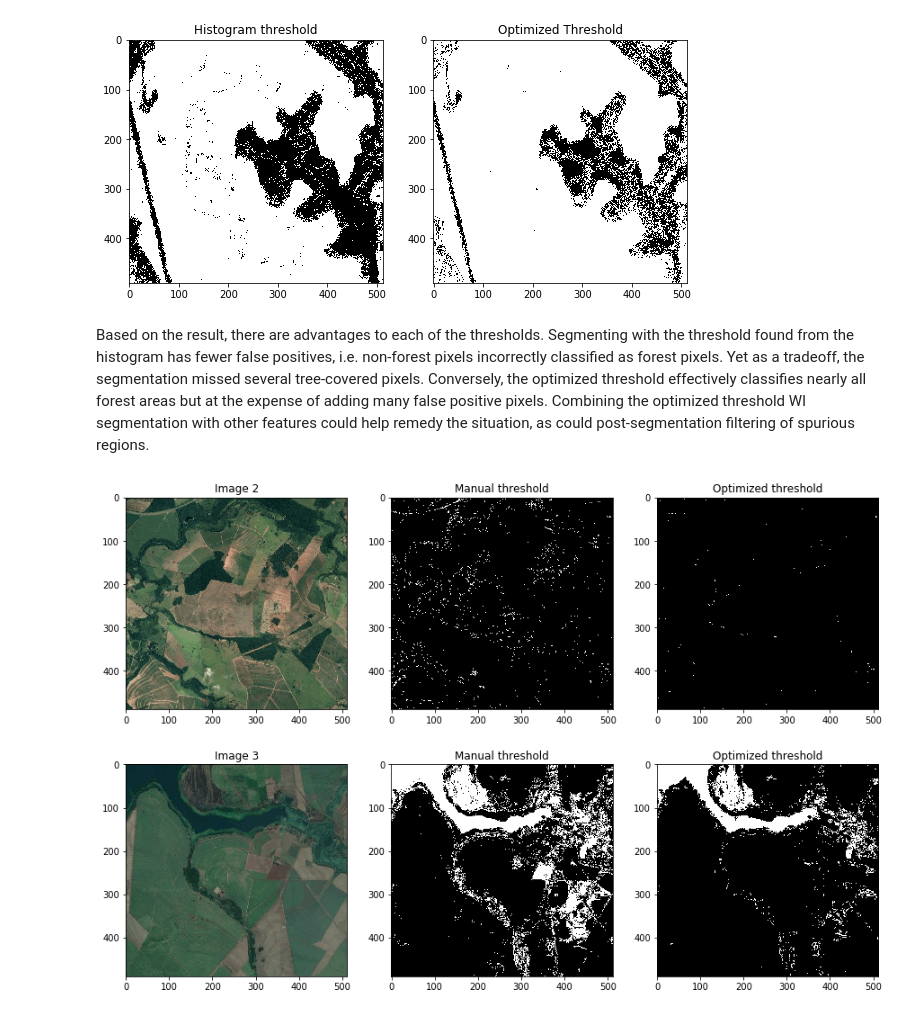
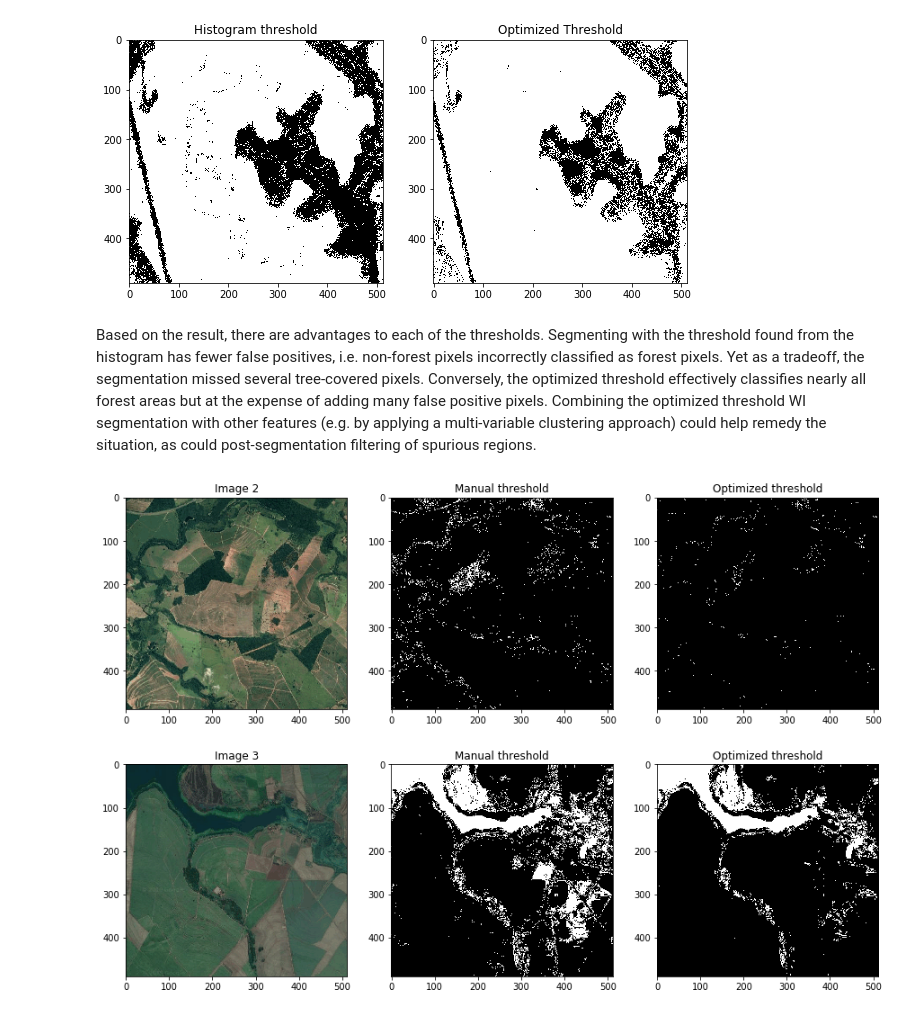
Before and after one commit to KRoster/ImageProcessingProject, a Jupyter notebook: Partial Report.ipynb, the cells around one changed output. Drawn from its saved outputs; the diff is of its cells as text; code cells hidden in the pictures.

```diff
--- a/Partial Report.ipynb
+++ b/Partial Report.ipynb
@@ -321,13 +321,14 @@ plt.subplot(122); plt.imshow(img_wi_trees2, cmap = 'gray'); plt.title("Optimized
 # %% [output]
 [figure]
 # %% [markdown]
-Based on the result, there are advantages to each of the thresholds. Segmenting with the threshold found from the histogram has fewer false positives, i.e. non-forest pixels incorrectly classified as forest pixels. Yet as a tradeoff, the segmentation missed several tree-covered pixels. Conversely, the optimized threshold effectively classifies nearly all forest areas but at the expense of adding many false positive pixels. Combining the optimized threshold WI segmentation with other features could help remedy the situation, as could post-segmentation filtering of spurious regions.
+Based on the result, there are advantages to each of the thresholds. Segmenting with the threshold found from the histogram has fewer false positives, i.e. non-forest pixels incorrectly classified as forest pixels. Yet as a tradeoff, the segmentation missed several tree-covered pixels. Conversely, the optimized threshold effectively classifies nearly all forest areas but at the expense of adding many false positive pixels. Combining the optimized threshold WI segmentation with other features (e.g. by applying a multi-variable clustering approach) could help remedy the situation, as could post-segmentation filtering of spurious regions.
 # %%
 # helper function for chromatic coordinates
 def chromatic_coords(img, normalized=True):
     '''
     Converts RGB to chromatic coordinates r, g, and b.
-    Takes as input either raw R,G,B or normalized R,G,B
+    Takes as input either raw RGB or normalized RGB image
+    and boolean normalization status.
     Returns 3d stacked array of r, g, and b.
     '''
     if normalized == False:
@@ -345,7 +346,7 @@ def chromatic_coords(img, normalized=True):
     g = Gnorm / (Rnorm + Gnorm + Bnorm)
     b = Bnorm / (Rnorm + Gnorm + Bnorm)
 
-    img_out = np.dstack((Rnorm, Gnorm, Bnorm))
+    img_out = np.dstack((r, g, b))
     return(img_out)
 
 
@@ -367,34 +368,34 @@ def wi_seg(img, T, normalized=True):
     img_wi = (chrom[:,:,1] - chrom[:,:,2]) / denom
 
     ### segmentation
     img_wi_trees = np.where((img_wi<T),1,0)
 
     return img_wi_trees
 
 
 ### Segment images:
 ### Image 2 - histogram threshold:
 img2_wi_trees1 = wi_seg(img2, T=-0.1, normalized=False)
 # optimized threshold:
 img2_wi_trees2 = wi_seg(img2, T=T, normalized=False)
 
 ### Image 3 - histogram threshold:
 img3_wi_trees1 = wi_seg(img3, T=-0.1, normalized=False)
 # optimized threshold:
 img3_wi_trees2 = wi_seg(img3, T=T, normalized=False)
 
 # plot results:
 plt.figure(figsize=(15,10))
 # Image 2
 plt.subplot(231); plt.imshow(img2); plt.title("Image 2");
 plt.subplot(232); plt.imshow(img2_wi_trees1, cmap = 'gray'); plt.title("Manual threshold");
 plt.subplot(233); plt.imshow(img2_wi_trees2, cmap = 'gray'); plt.title("Optimized threshold");
 # Image 3
 plt.subplot(234); plt.imshow(img3); plt.title("Image 3");
 plt.subplot(235); plt.imshow(img3_wi_trees1, cmap = 'gray'); plt.title("Manual threshold");
 plt.subplot(236); plt.imshow(img3_wi_trees2, cmap = 'gray'); plt.title("Optimized threshold");
 # %% [output]
-[figure, old version]
+[figure, new version]
 # %% [markdown]
 ## Next Steps
 * Trying more advanced segmentation techniques, e.g.:
```
Also changed, not shown: parts of 7 cells of this notebook.
